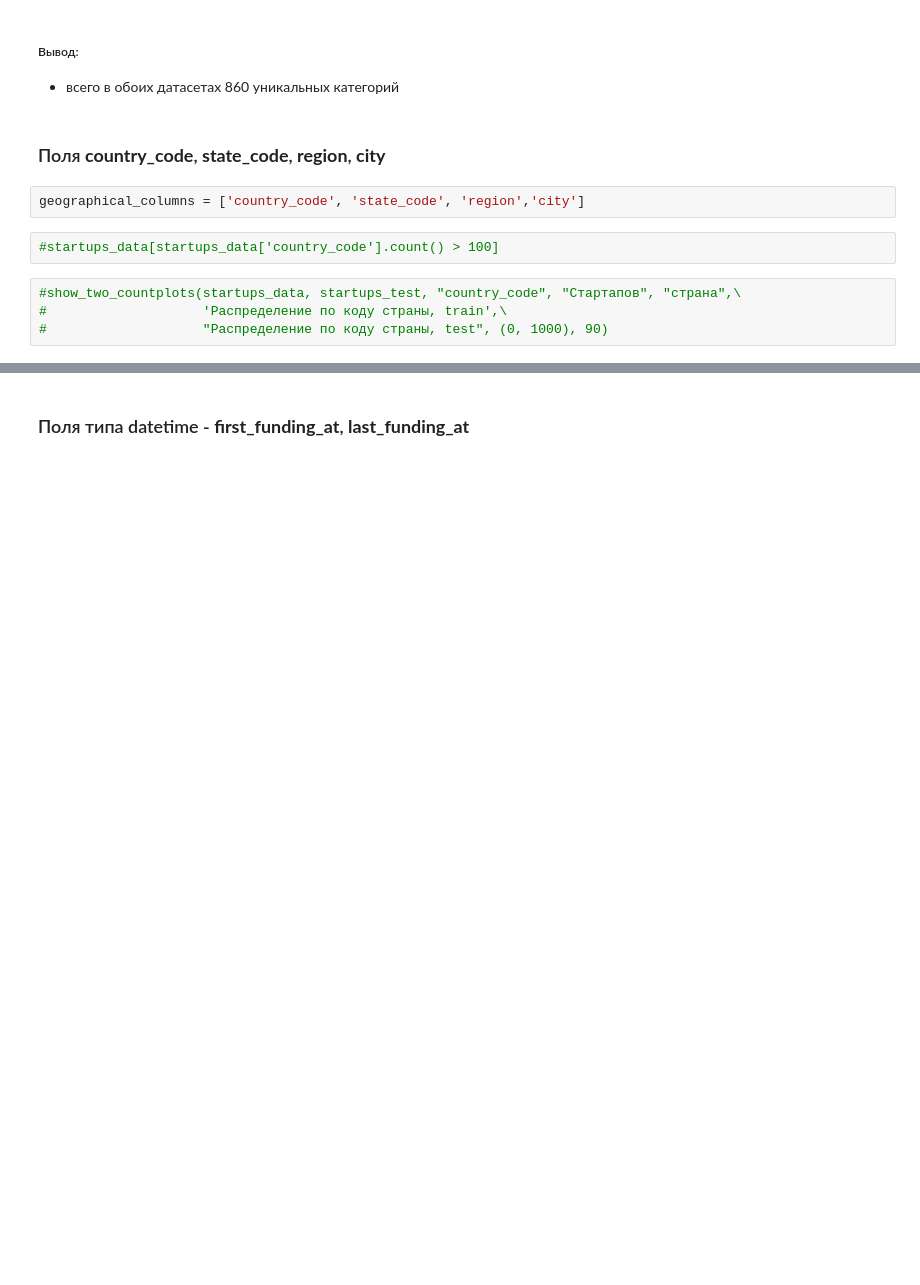
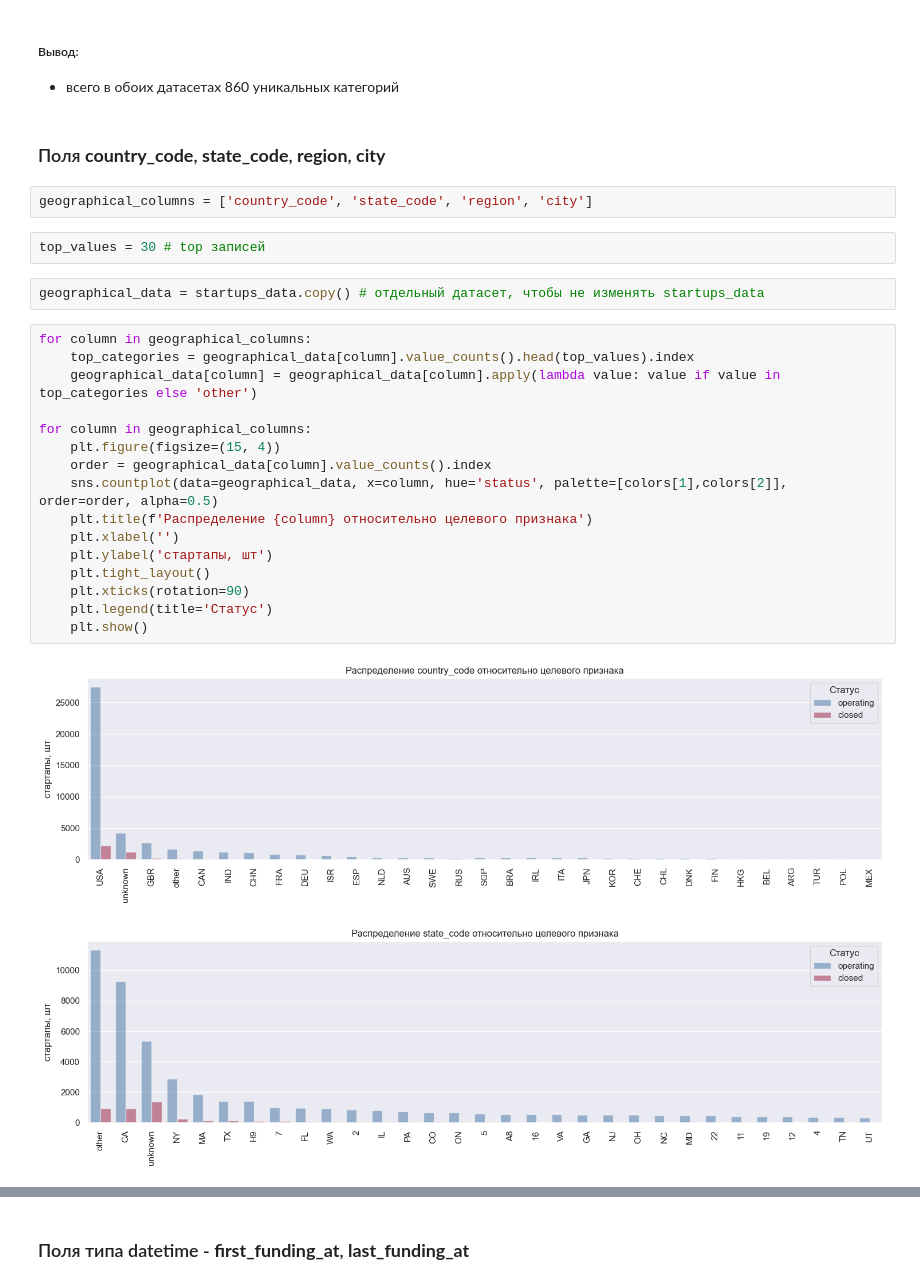
Before and after one commit to andrew-tvorogov/practicum_masterskaya_1, a Jupyter notebook: practicum_startups.ipynb, the cells around one changed output, grey strips where cells are left out. Saved outputs shown, nothing was run; the diff lists cells and outputs as text; blank space fills up the shorter version.

Commit message:
added numerical fields diagramms

```diff
--- a/practicum_startups.ipynb
+++ b/practicum_startups.ipynb
@@ -1031,10 +1031,27 @@ pd.reset_option('display.max_rows', 0) # вернёт ограничение н
 # %% [markdown]
 ### Поля **country_code**, **state_code**, **region**, **city**
 # %%
-geographical_columns = ['country_code', 'state_code', 'region','city']
+geographical_columns = ['country_code', 'state_code', 'region', 'city']
-# %%
-#startups_data[startups_data['country_code'].count() > 100]
-# %%
-#show_two_countplots(startups_data, startups_test, "country_code", "Стартапов", "страна",\
-#                    'Распределение по коду страны, train',\
-#                    "Распределение по коду страны, test", (0, 1000), 90)
+# %%
+top_values = 30 # top записей
+# %%
+geographical_data = startups_data.copy() # отдельный датасет, чтобы не изменять startups_data
+# %%
+for column in geographical_columns:
+    top_categories = geographical_data[column].value_counts().head(top_values).index
+    geographical_data[column] = geographical_data[column].apply(lambda value: value if value in top_categories else 'other')
+
+for column in geographical_columns:
+    plt.figure(figsize=(15, 4))
+    order = geographical_data[column].value_counts().index
+    sns.countplot(data=geographical_data, x=column, hue='status', palette=[colors[1],colors[2]], order=order, alpha=0.5)
+    plt.title(f'Распределение {column} относительно целевого признака')
+    plt.xlabel('')
+    plt.ylabel('cтартапы, шт')
+    plt.tight_layout()
+    plt.xticks(rotation=90)
+    plt.legend(title='Cтатус')
+    plt.show()
+# %% [output]
+[figure, added]
+[figure, added]
```
Also changed, not shown: parts of 6 cells of this notebook.
